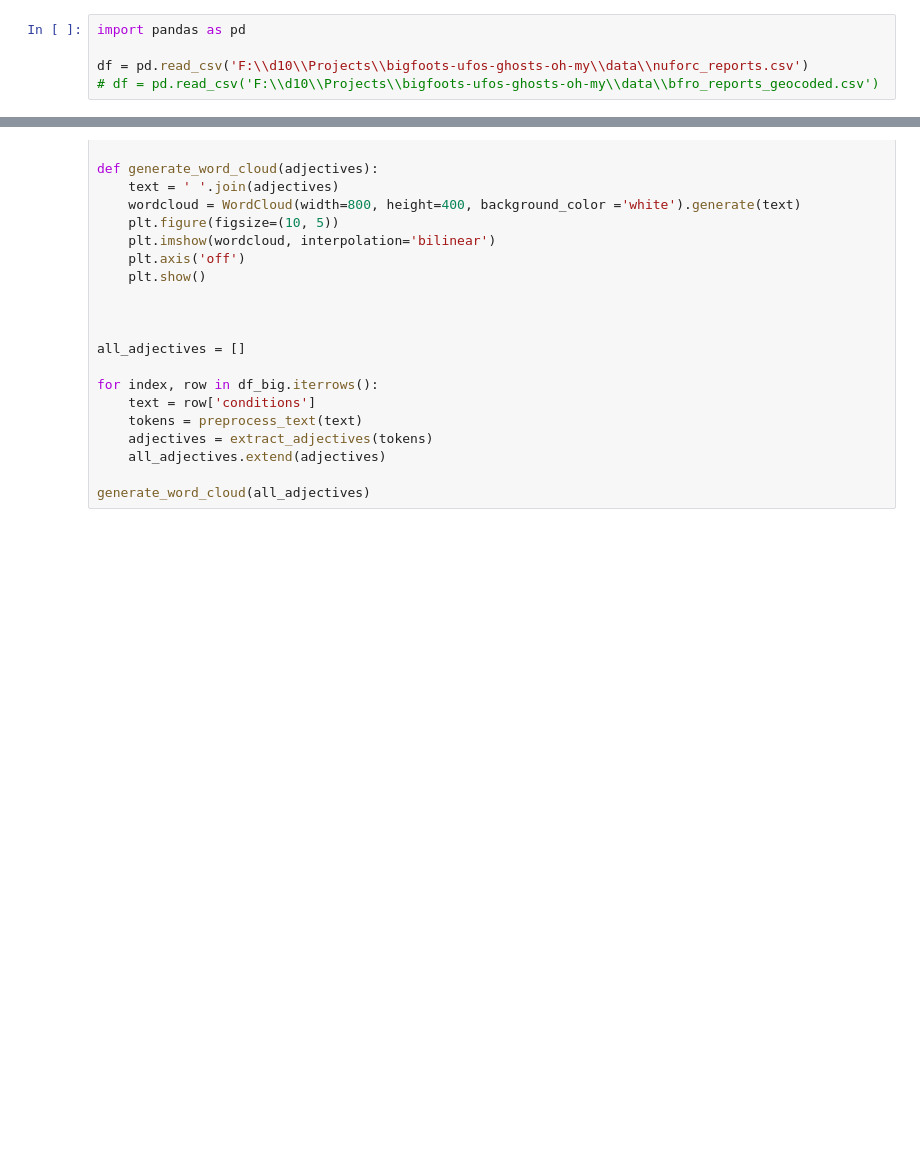
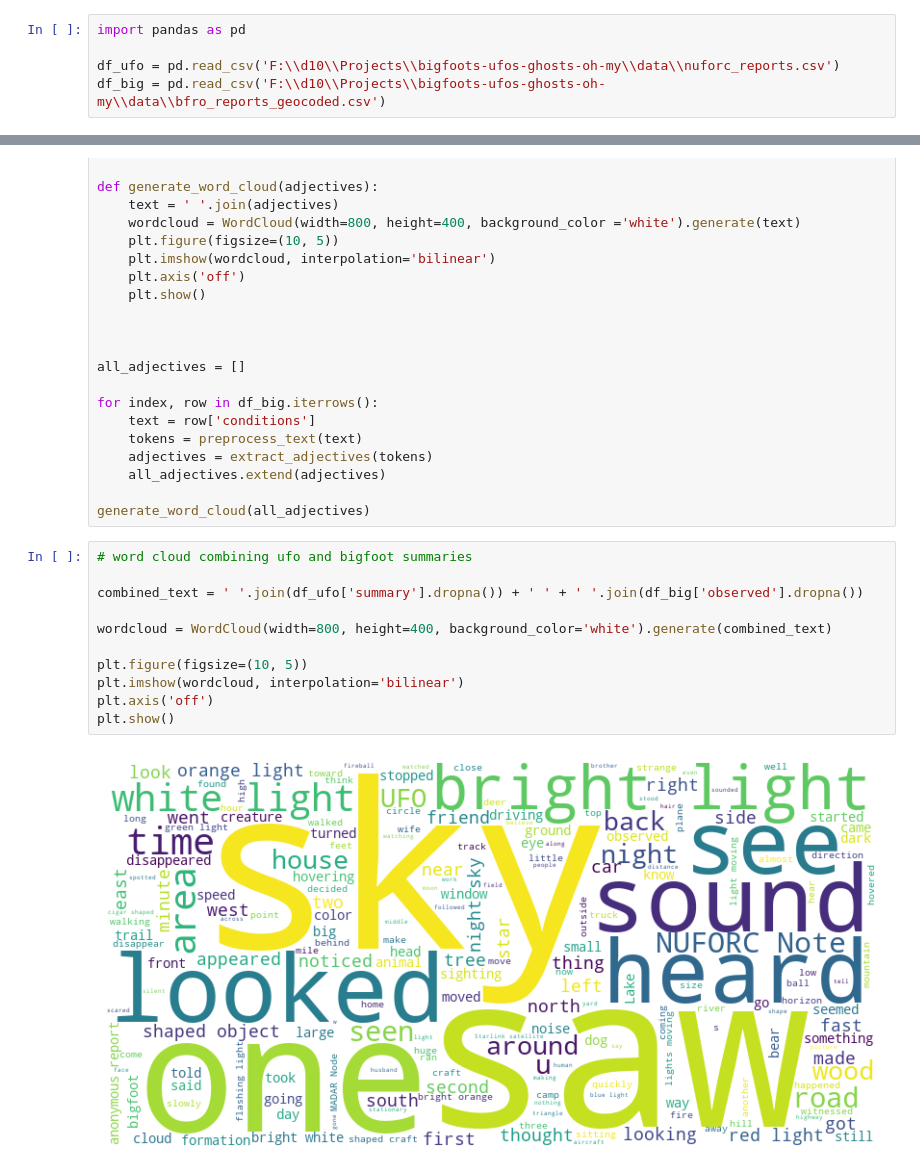
Before and after one commit to seanmalley1/bigfeet, a Jupyter notebook: notebooks/ufo_wordcloud.ipynb, the cells around one changed output, grey strips where cells are left out. Drawn from its saved outputs; the diff is of its cells as text; blank space fills up the shorter version.

Commit message:
ufo and bigfoot word cloud

```diff
--- a/notebooks/ufo_wordcloud.ipynb
+++ b/notebooks/ufo_wordcloud.ipynb
@@ -5,8 +5,8 @@ https://github.com/nltk/nltk/wiki/FAQ
 # %%
 import pandas as pd
 
-df = pd.read_csv('F:\\d10\\Projects\\bigfoots-ufos-ghosts-oh-my\\data\\nuforc_reports.csv')
-# df = pd.read_csv('F:\\d10\\Projects\\bigfoots-ufos-ghosts-oh-my\\data\\bfro_reports_geocoded.csv')
+df_ufo = pd.read_csv('F:\\d10\\Projects\\bigfoots-ufos-ghosts-oh-my\\data\\nuforc_reports.csv')
+df_big = pd.read_csv('F:\\d10\\Projects\\bigfoots-ufos-ghosts-oh-my\\data\\bfro_reports_geocoded.csv')
 # %%
 df.head()
 # %% [output]
@@ -190,3 +226,16 @@ for index, row in df_big.iterrows():
     all_adjectives.extend(adjectives)
 
 generate_word_cloud(all_adjectives)
+# %%
+# word cloud combining ufo and bigfoot summaries
+
+combined_text = ' '.join(df_ufo['summary'].dropna()) + ' ' + ' '.join(df_big['observed'].dropna())
+
+wordcloud = WordCloud(width=800, height=400, background_color='white').generate(combined_text)
+
+plt.figure(figsize=(10, 5))
+plt.imshow(wordcloud, interpolation='bilinear')
+plt.axis('off')
+plt.show()
+# %% [output]
+[figure, added]
```
Also changed, not shown: parts of 5 cells of this notebook.
